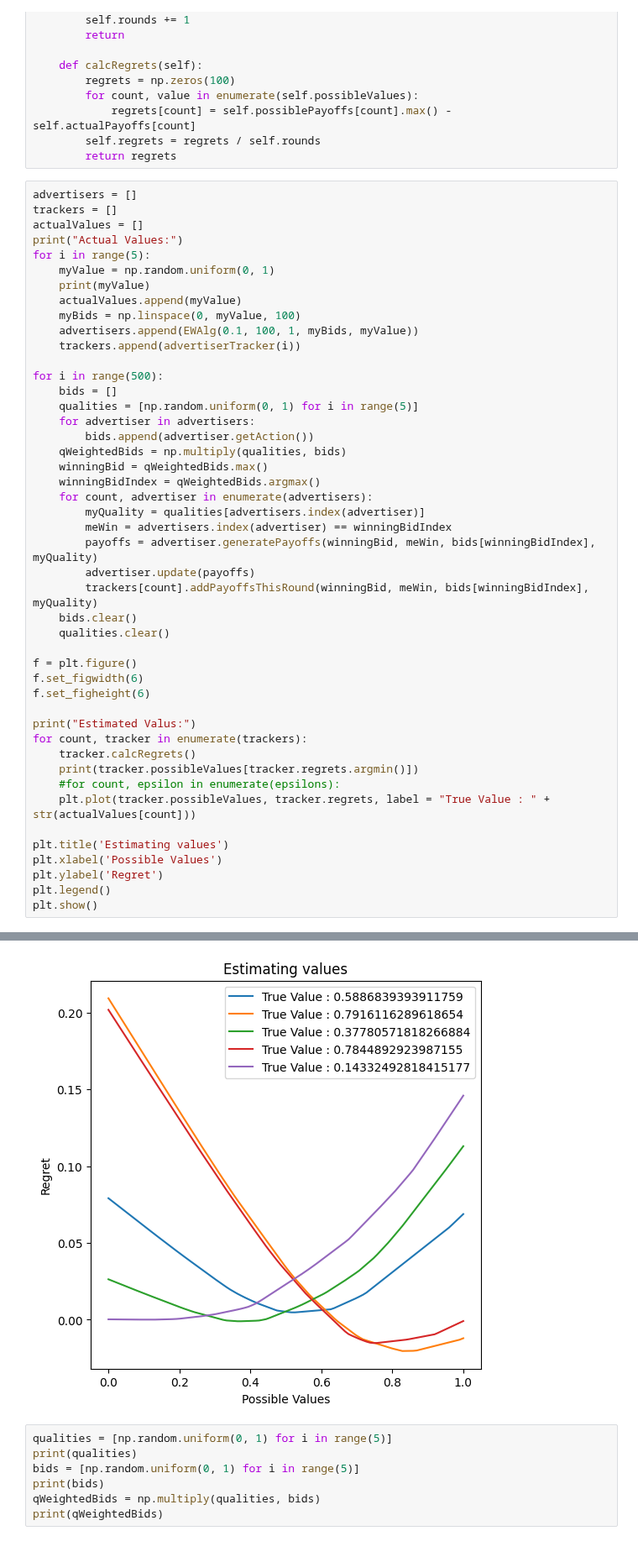
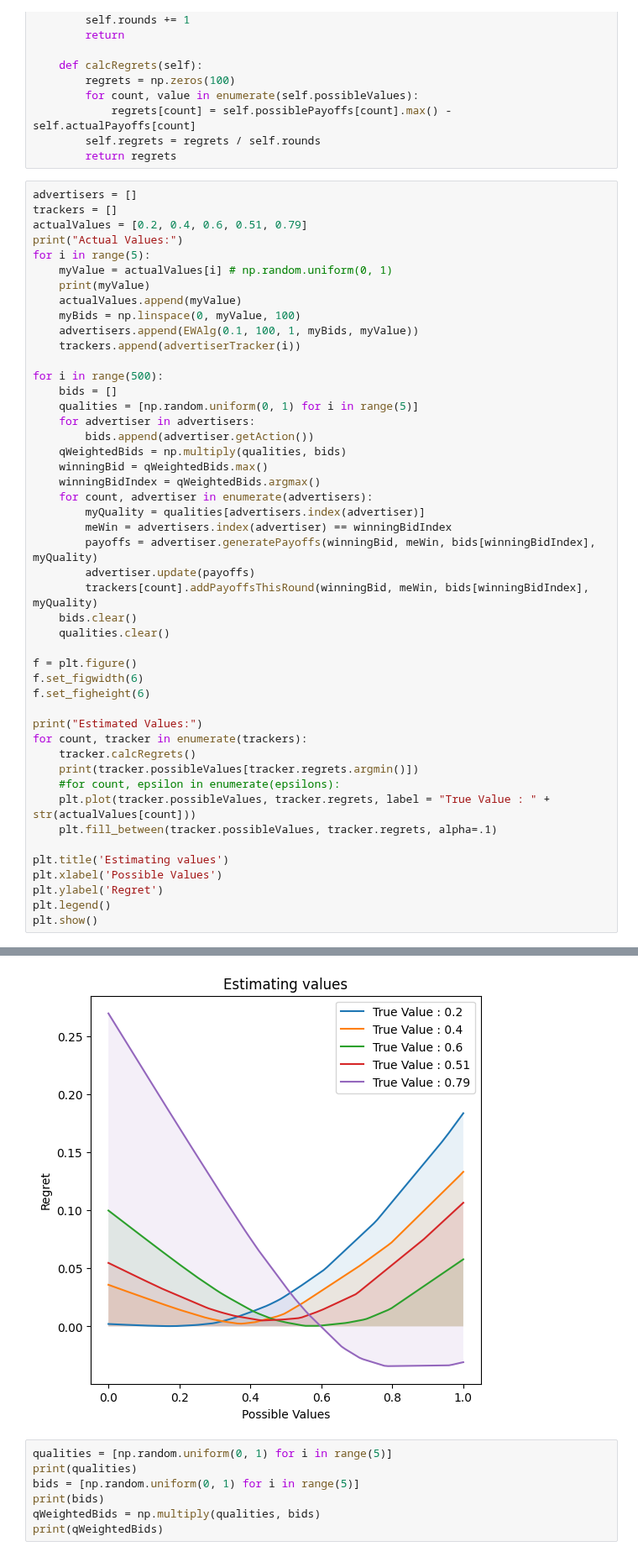
Before and after one commit to PrabhavJain10/Online-Markets, a Jupyter notebook: Project 5/proj5.ipynb, the cells around one changed output, grey strips where cells are left out. Shown at 84% size. Cells and saved outputs as stored; diff of their text form.

```diff
--- a/Project 5/proj5.ipynb
+++ b/Project 5/proj5.ipynb
@@ -109,10 +109,10 @@ class advertiserTracker:
 # %%
 advertisers = []
 trackers = []
-actualValues = []
+actualValues = [0.2, 0.4, 0.6, 0.51, 0.79]
 print("Actual Values:")
 for i in range(5):
-    myValue = np.random.uniform(0, 1)
+    myValue = actualValues[i] # np.random.uniform(0, 1)
     print(myValue)
     actualValues.append(myValue)
     myBids = np.linspace(0, myValue, 100)
@@ -140,12 +140,13 @@ f = plt.figure()
 f.set_figwidth(6)
 f.set_figheight(6)
 
-print("Estimated Valus:")
+print("Estimated Values:")
 for count, tracker in enumerate(trackers):
     tracker.calcRegrets()
     print(tracker.possibleValues[tracker.regrets.argmin()])
     #for count, epsilon in enumerate(epsilons):
     plt.plot(tracker.possibleValues, tracker.regrets, label = "True Value : " + str(actualValues[count]))
+    plt.fill_between(tracker.possibleValues, tracker.regrets, alpha=.1)
 
 plt.title('Estimating values')
 plt.xlabel('Possible Values')
@@ -168,4 +169,4 @@ Estimated Valus:
-[figure, old version]
+[figure, new version]
 # %%
 qualities = [np.random.uniform(0, 1) for i in range(5)]
 print(qualities)
```
Also changed, not shown: parts of 1 cell of this notebook.
